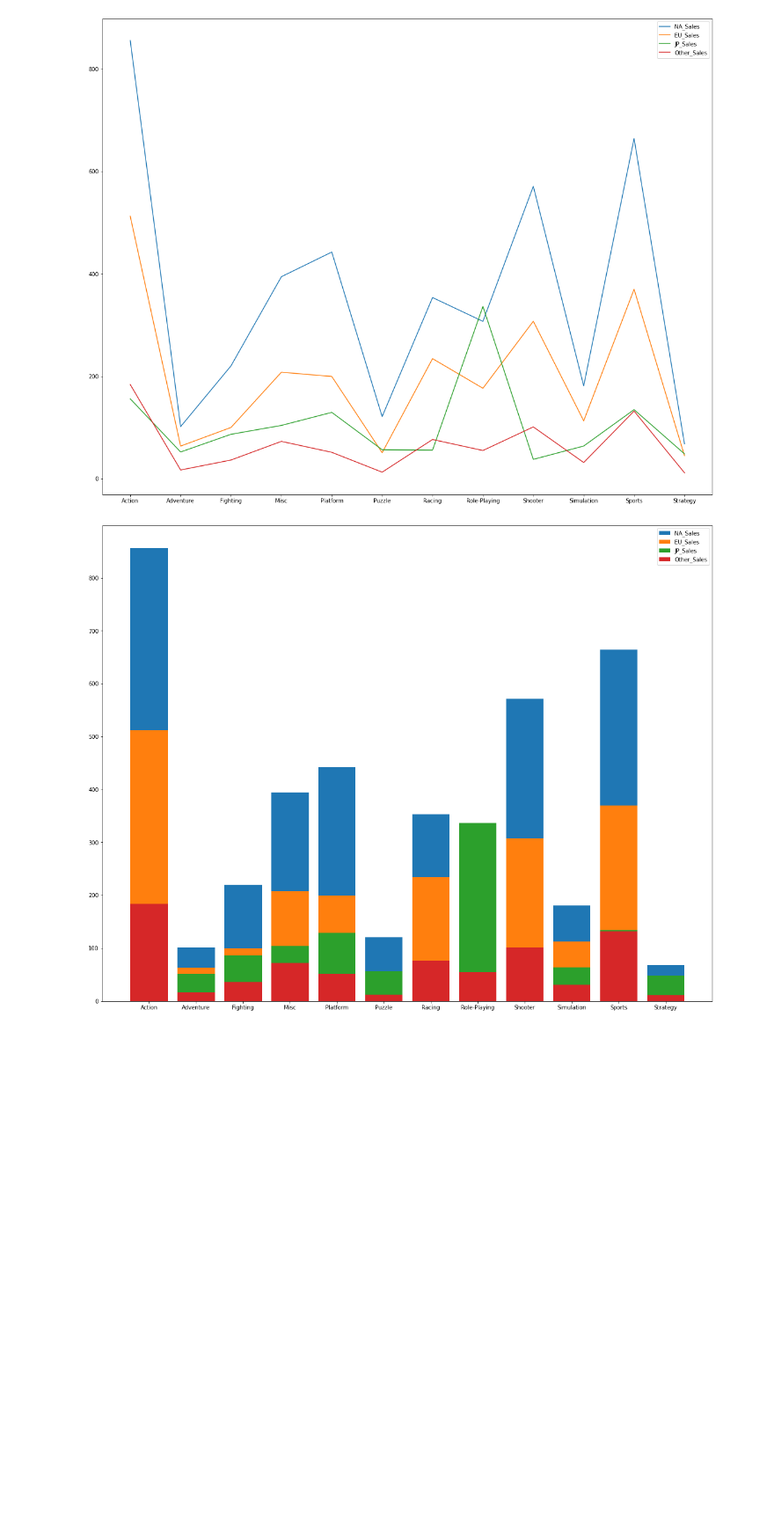
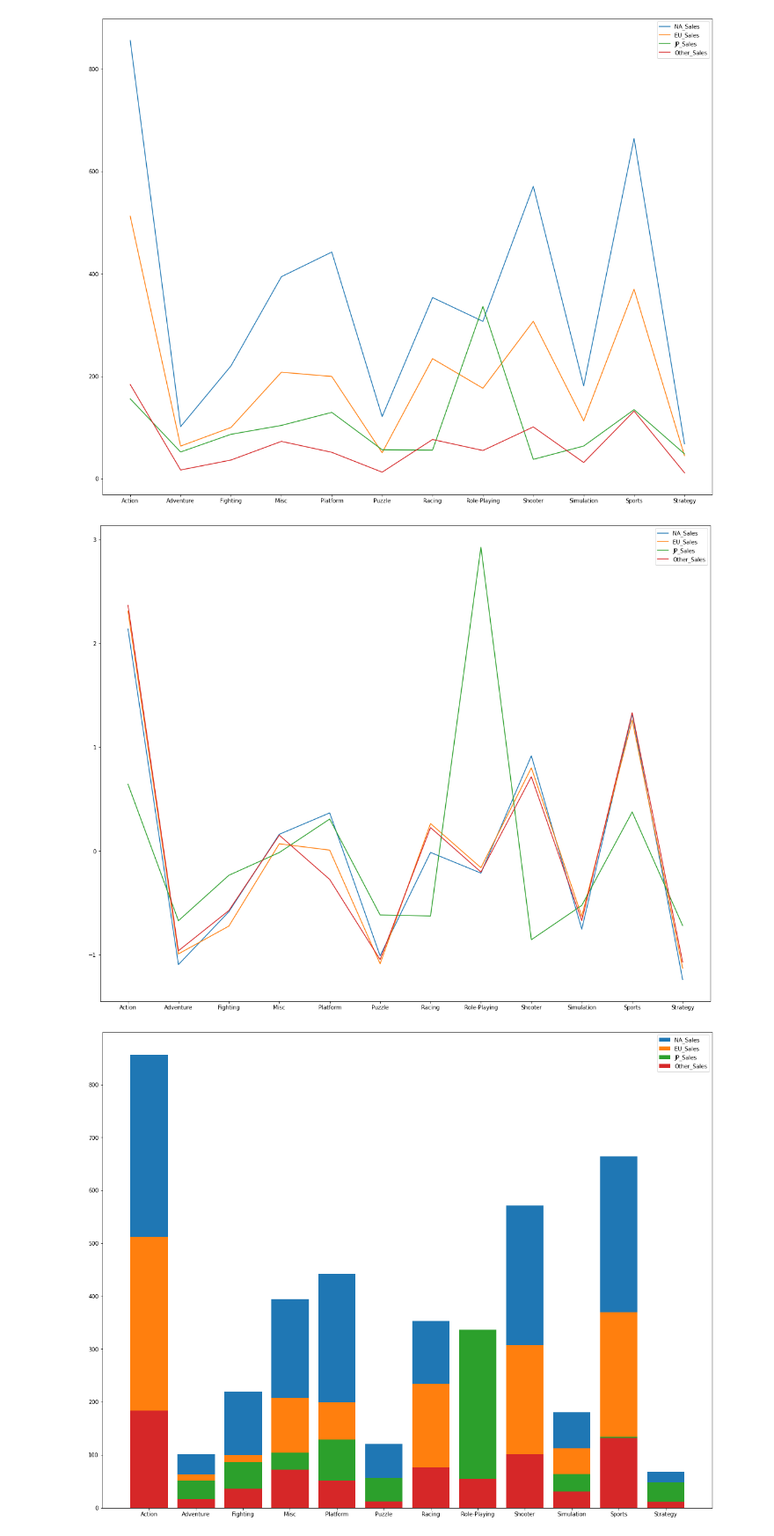
Before and after one commit to ohyunju/projects, a Jupyter notebook: project1/Project1.ipynb, the cells around one changed output. Shown at 88% size. Saved outputs shown, nothing was run; the diff lists cells and outputs as text; code cells hidden in the pictures; blank space fills up the shorter version.

```diff
--- a/project1/Project1.ipynb
+++ b/project1/Project1.ipynb
@@ -251,7 +251,16 @@ obs_Other = pd.crosstab(df2['Genre'], df2['Other_Sales'])
 column=obs_Other.columns
 obs2_Other=np.dot(np.array(obs_Other),np.array(column))
 obs_region['Other_Sales']=obs2_Other
+
+#이후 정규화 실시
+from sklearn.preprocessing import StandardScaler
+
+obs_region_scaled = StandardScaler().fit_transform(obs_region)
+obs_region_scaled=pd.DataFrame(columns=Sales,data=obs_region_scaled)
+obs_region_scaled['Genre']=index
+
+print(obs_region_scaled)
+
 obs_region['Genre']=index
-
 obs_region
 # %% [output]
@@ -292,6 +315,18 @@ plt.legend(Sales)
 plt.show()
 # %% [output]
 [figure]
+# %%
+import matplotlib.pyplot as plt
+
+plt.figure(figsize=(20, 16))
+plt.plot(obs_region_scaled['Genre'],obs_region_scaled['NA_Sales'])
+plt.plot(obs_region_scaled['Genre'],obs_region_scaled['EU_Sales'])
+plt.plot(obs_region_scaled['Genre'],obs_region_scaled['JP_Sales'])
+plt.plot(obs_region_scaled['Genre'],obs_region_scaled['Other_Sales'])
+plt.legend(Sales)
+plt.show()
+# %% [output]
+[figure, added]
 # %%
 #바 시각화
 import matplotlib.pyplot as plt
```
Also changed, not shown: parts of 3 cells of this notebook.
